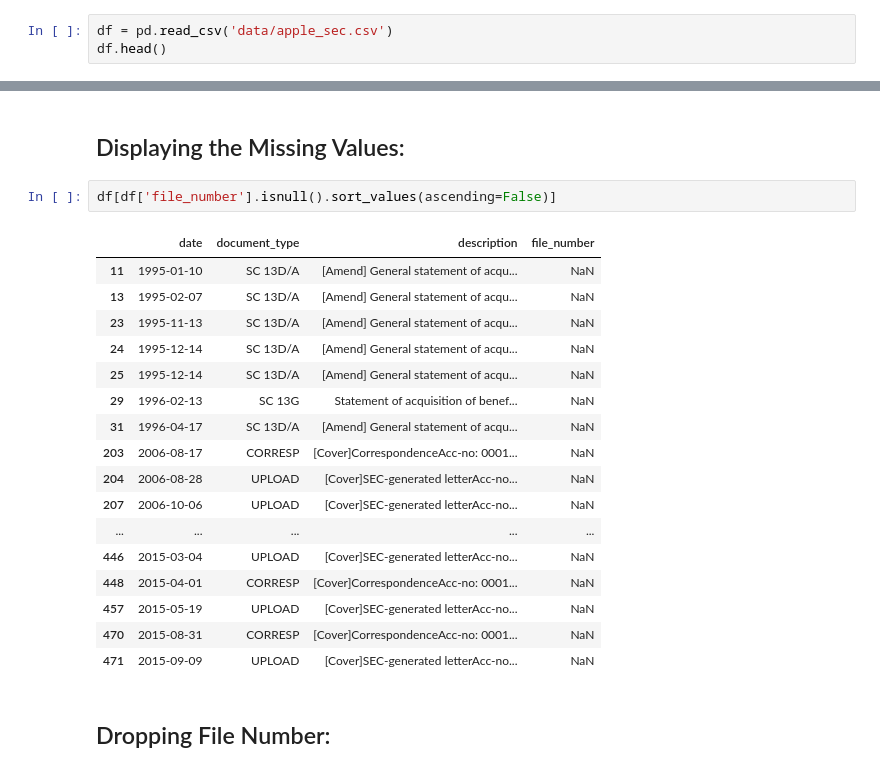
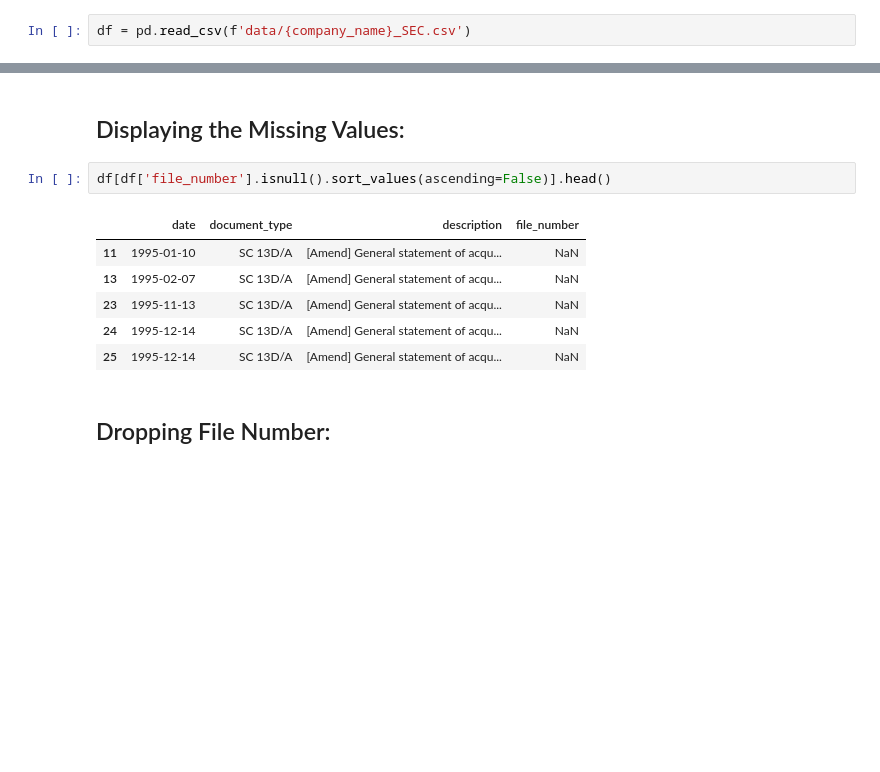
Before and after one commit to adam-delreal/Capstone, a Jupyter notebook: sec/EDA_Apple_SEC.ipynb, the cells around one changed output, grey strips where cells are left out. Cells and saved outputs as stored; diff of their text form; blank space fills up the shorter version.

```diff
--- a/sec/EDA_Apple_SEC.ipynb
+++ b/sec/EDA_Apple_SEC.ipynb
@@ -25,3 +27,2 @@ apple_sec.csv   clean_apple.csv
 # %%
-df = pd.read_csv('data/apple_sec.csv')
-df.head()
+df = pd.read_csv(f'data/{company_name}_SEC.csv')
@@ -84,25 +87,14 @@ dtype: int64
 # %% [markdown]
 ## Displaying the Missing Values:
 # %%
-df[df['file_number'].isnull().sort_values(ascending=False)]
+df[df['file_number'].isnull().sort_values(ascending=False)].head()
 # %% [output]
 |  | date | document_type | description | file_number |
 | 11 | 1995-01-10 | SC 13D/A | [Amend] General statement of acqu... | NaN |
 | 13 | 1995-02-07 | SC 13D/A | [Amend] General statement of acqu... | NaN |
 | 23 | 1995-11-13 | SC 13D/A | [Amend] General statement of acqu... | NaN |
 | 24 | 1995-12-14 | SC 13D/A | [Amend] General statement of acqu... | NaN |
 | 25 | 1995-12-14 | SC 13D/A | [Amend] General statement of acqu... | NaN |
-| 29 | 1996-02-13 | SC 13G | Statement of acquisition of benef... | NaN |
-| 31 | 1996-04-17 | SC 13D/A | [Amend] General statement of acqu... | NaN |
-| 203 | 2006-08-17 | CORRESP | [Cover]CorrespondenceAcc-no: 0001... | NaN |
-| 204 | 2006-08-28 | UPLOAD | [Cover]SEC-generated letterAcc-no... | NaN |
-| 207 | 2006-10-06 | UPLOAD | [Cover]SEC-generated letterAcc-no... | NaN |
-| ... | ... | ... | ... | ... |
-| 446 | 2015-03-04 | UPLOAD | [Cover]SEC-generated letterAcc-no... | NaN |
-| 448 | 2015-04-01 | CORRESP | [Cover]CorrespondenceAcc-no: 0001... | NaN |
-| 457 | 2015-05-19 | UPLOAD | [Cover]SEC-generated letterAcc-no... | NaN |
-| 470 | 2015-08-31 | CORRESP | [Cover]CorrespondenceAcc-no: 0001... | NaN |
-| 471 | 2015-09-09 | UPLOAD | [Cover]SEC-generated letterAcc-no... | NaN |
 # %% [markdown]
 ## Dropping File Number:
 # %%
```
Also changed, not shown: parts of 24 cells of this notebook, 13 other files.
